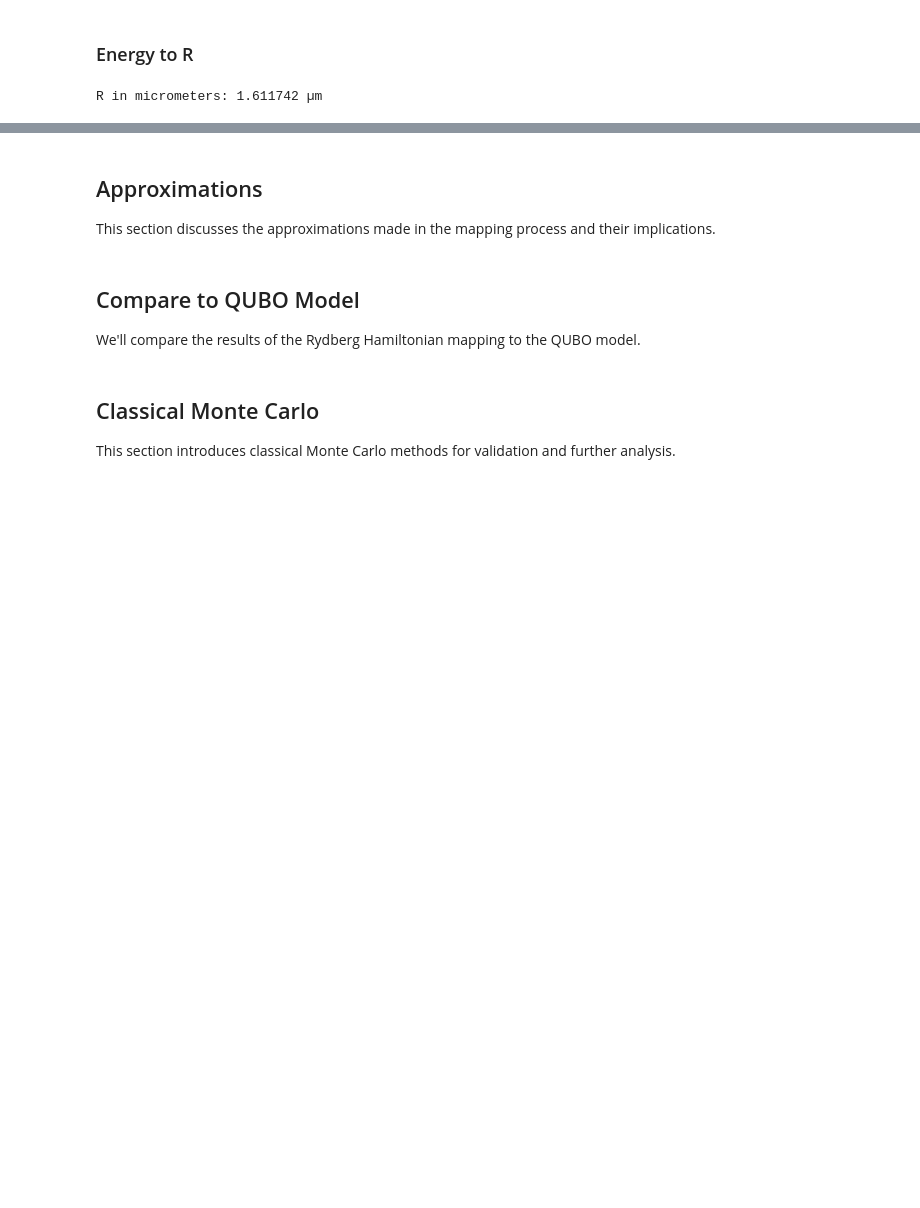
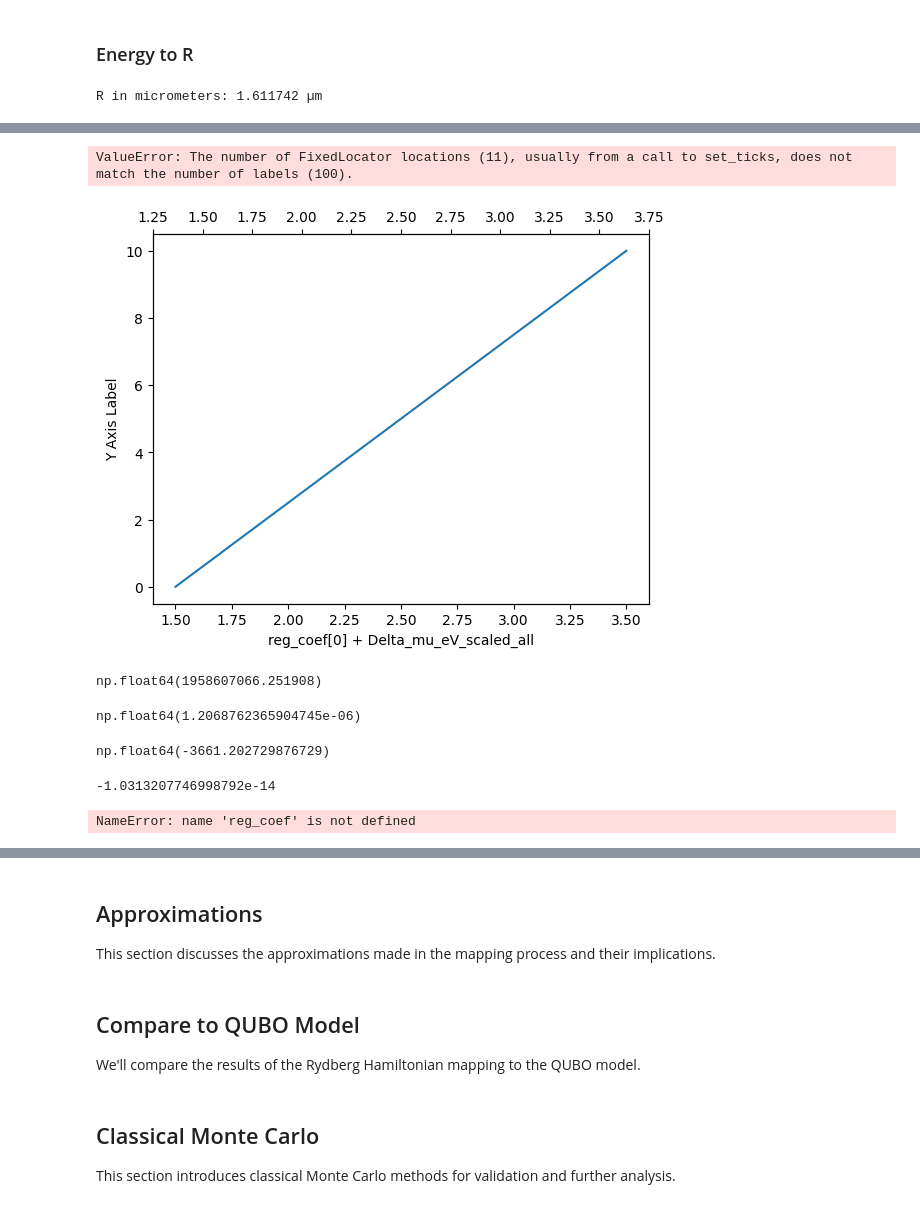
Before and after one commit to cmc-ucl/rydberg_atoms, a Jupyter notebook: paper_part_one.ipynb, the cells around one changed output, grey strips where cells are left out. Saved outputs shown, nothing was run; the diff lists cells and outputs as text; code cells hidden in the pictures; blank space fills up the shorter version.

```diff
--- a/paper_part_one.ipynb
+++ b/paper_part_one.ipynb
@@ -661,0 +932,55 @@ R in micrometers: 1.611742 µm
+# %%
+import matplotlib.pyplot as plt
+import numpy as np
+
+# Example data
+y = np.linspace(0, 10, 100)
+# Delta_mu_eV_scaled_all = np.linspace(-1, 1, 100)
+reg_coef = [2.5]  # Just an example coefficient
+Delta_mu_rad_s_hardware_all = (reg_coef[0] + np.array(Delta_mu_eV_scaled_all) )  # Example transformation
+
+# Create base plot with bottom x-axis
+fig, ax1 = plt.subplots()
+
+# Compute x-axis for bottom
+x1 = reg_coef[0] + Delta_mu_eV_scaled_all
+ax1.plot(x1, y, label="Main Curve")
+
+ax1.set_xlabel("reg_coef[0] + Delta_mu_eV_scaled_all")
+ax1.set_ylabel("Y Axis Label")
+
+# Create top x-axis
+ax2 = ax1.twiny()
+
+# Set top axis to match the transformed data
+x2 = Delta_mu_rad_s_hardware_all
+ax2.set_xlim(ax1.get_xlim())  # Match bottom axis limits first
+ax2.set_xticks(ax1.get_xticks())  # Sync ticks
+ax2.set_xticklabels(np.round(x2, 2))  # Use the transformed values as labels
+ax2.set_xlabel("Delta_mu_rad_s_hardware_all")
+
+plt.tight_layout()
+plt.show()
+# %% [output]
+ValueError: The number of FixedLocator locations (11), usually from a call to set_ticks, does not match the number of labels (100).
+[figure, added]
+# %%
+Delta_g_2um
+# %% [output]
+np.float64(1958607066.251908)
+# %%
+Delta_mu/eV_to_rad_s
+# %% [output]
+np.float64(1.2068762365904745e-06)
+# %%
+reg_coef[0]/(-125000000 / eV_to_rad_s)
+# %% [output]
+np.float64(-3661.202729876729)
+# %%
+1958607066.251908/(-125000000 * eV_to_rad_s)
+# %% [output]
+-1.0313207746998792e-14
+# %%
+(reg_coef[0]/233.6611304636894) * eV_to_rad_s
+# %% [output]
+NameError: name 'reg_coef' is not defined
```
Also changed, not shown: parts of 66 cells of this notebook.
